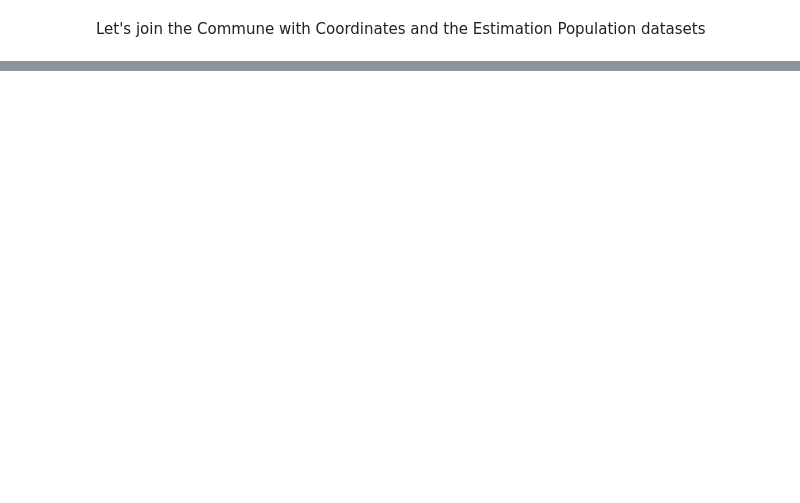
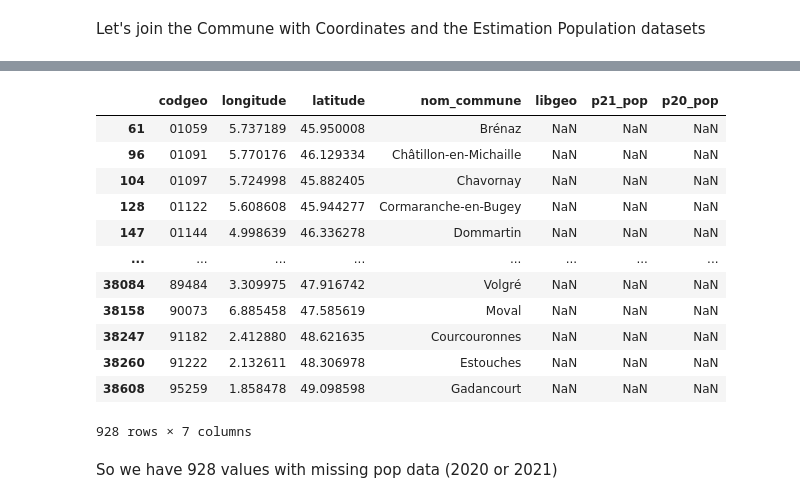
Before and after one commit to dataforgoodfr/13_odis, a Jupyter notebook: eda/notebooks/jacques.ipynb, the cells around one changed output, grey strips where cells are left out. Cells and saved outputs as stored; diff of their text form; code cells hidden in the pictures; blank space fills up the shorter version.

```diff
--- a/eda/notebooks/jacques.ipynb
+++ b/eda/notebooks/jacques.ipynb
@@ -151,0 +119,20 @@ plt.gcf().set_size_inches(12, 10)
+# %%
+loc_without_pop = loc_with_pop[loc_with_pop.p21_pop.isna() & loc_with_pop.p20_pop.isna()]
+# %%
+loc_without_pop
+# %% [output]
+|  | codgeo | longitude | latitude | nom_commune | libgeo | p21_pop | p20_pop |
+| 61 | 01059 | 5.737189 | 45.950008 | Brénaz | NaN | NaN | NaN |
+| 96 | 01091 | 5.770176 | 46.129334 | Châtillon-en-Michaille | NaN | NaN | NaN |
+| 104 | 01097 | 5.724998 | 45.882405 | Chavornay | NaN | NaN | NaN |
+| 128 | 01122 | 5.608608 | 45.944277 | Cormaranche-en-Bugey | NaN | NaN | NaN |
+| 147 | 01144 | 4.998639 | 46.336278 | Dommartin | NaN | NaN | NaN |
+| ... | ... | ... | ... | ... | ... | ... | ... |
+| 38084 | 89484 | 3.309975 | 47.916742 | Volgré | NaN | NaN | NaN |
+| 38158 | 90073 | 6.885458 | 47.585619 | Moval | NaN | NaN | NaN |
+| 38247 | 91182 | 2.412880 | 48.621635 | Courcouronnes | NaN | NaN | NaN |
+| 38260 | 91222 | 2.132611 | 48.306978 | Estouches | NaN | NaN | NaN |
+| 38608 | 95259 | 1.858478 | 49.098598 | Gadancourt | NaN | NaN | NaN |
+928 rows × 7 columns
+# %% [markdown]
+So we have 928 values with missing pop data (2020 or 2021)
```
Also changed, not shown: parts of 13 cells of this notebook.
